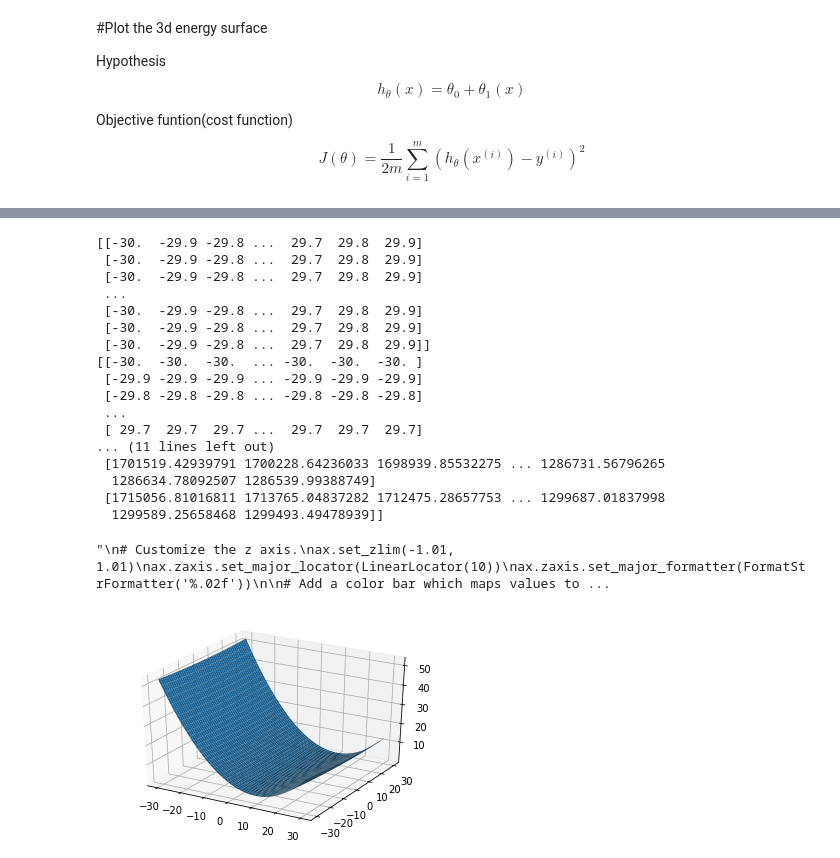
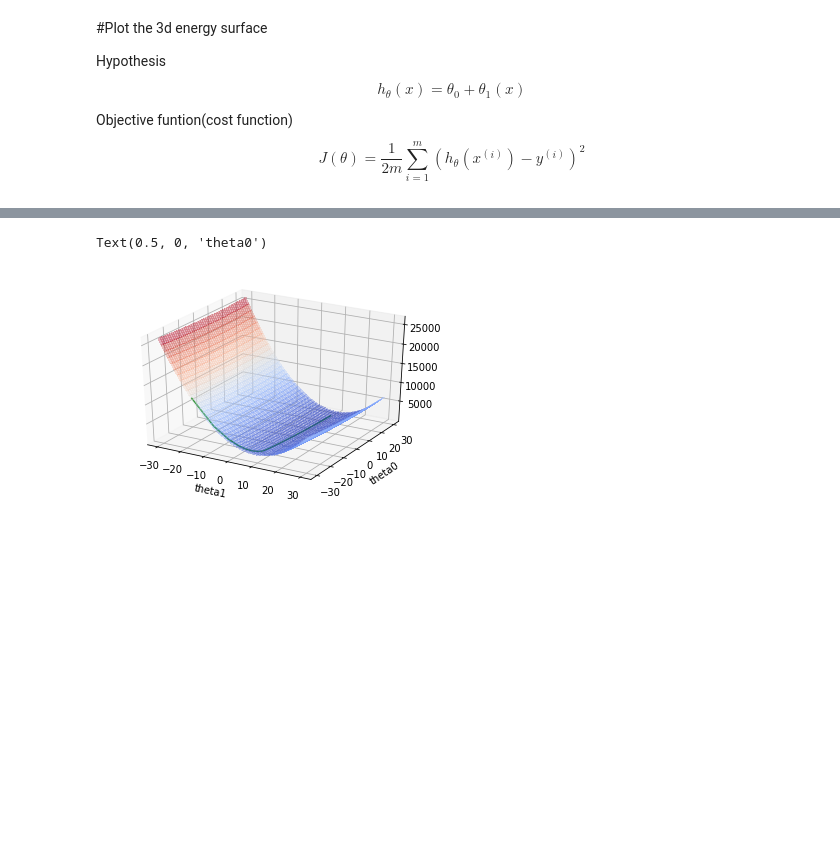
Before and after one commit to pithesun/machine_learning_cl, a Jupyter notebook: gd_surface&path.ipynb, the cells around one changed output, grey strips where cells are left out. Cells and saved outputs as stored; diff of their text form; code cells hidden in the pictures; blank space fills up the shorter version.

Commit message:
plot optimization path

```diff
--- a/gd_surface&path.ipynb
+++ b/gd_surface&path.ipynb
@@ -123,51 +128,25 @@ print(J)
 # %%
 from mpl_toolkits.mplot3d import Axes3D
 import matplotlib.pyplot as plt
 from matplotlib import cm
 from matplotlib.ticker import LinearLocator, FormatStrFormatter
 import numpy as np
 
 fig = plt.figure()
 ax = fig.gca(projection='3d')
 
-# Make data.
-theta0 = np.arange(-30, 30, 0.1)
-theta1 = np.arange(-30, 30, 0.1)
-theta0, theta1 = np.meshgrid(theta0, theta1)
-print(theta0)
-print(theta1)
 
 # Plot the surface.
-surf = ax.plot_surface(theta1, theta0, J*0.00001)
-print(J)
-"""
-# Customize the z axis.
-ax.set_zlim(-1.01, 1.01)
-ax.zaxis.set_major_locator(LinearLocator(10))
-ax.zaxis.set_major_formatter(FormatStrFormatter('%.02f'))
+ax.plot_surface(theta1, theta0, E, cmap=cm.coolwarm,
+                       alpha=0.3, linewidth=0, antialiased=False)
 
-# Add a color bar which maps values to colors.
-fig.colorbar(surf, shrink=0.5, aspect=5)
+## plot 3d-line
+ax.plot(Y, X, Z, label='parametric curve', color = 'green' )
 
-plt.show()
-"""
+
+
+ax.set_xlabel("theta1")
+ax.set_ylabel("theta0")
 # %% [output]
-[[-30.  -29.9 -29.8 ...  29.7  29.8  29.9]
- [-30.  -29.9 -29.8 ...  29.7  29.8  29.9]
- [-30.  -29.9 -29.8 ...  29.7  29.8  29.9]
- ...
- [-30.  -29.9 -29.8 ...  29.7  29.8  29.9]
- [-30.  -29.9 -29.8 ...  29.7  29.8  29.9]
- [-30.  -29.9 -29.8 ...  29.7  29.8  29.9]]
-[[-30.  -30.  -30.  ... -30.  -30.  -30. ]
- [-29.9 -29.9 -29.9 ... -29.9 -29.9 -29.9]
- [-29.8 -29.8 -29.8 ... -29.8 -29.8 -29.8]
- ...
- [ 29.7  29.7  29.7 ...  29.7  29.7  29.7]
-... (11 lines left out)
- [1701519.42939791 1700228.64236033 1698939.85532275 ... 1286731.56796265
-  1286634.78092507 1286539.99388749]
- [1715056.81016811 1713765.04837282 1712475.28657753 ... 1299687.01837998
-  1299589.25658468 1299493.49478939]]
+Text(0.5, 0, 'theta0')
-"\n# Customize the z axis.\nax.set_zlim(-1.01, 1.01)\nax.zaxis.set_major_locator(LinearLocator(10))\nax.zaxis.set_major_formatter(FormatStrFormatter('%.02f'))\n\n# Add a color bar which maps values to ...
-[figure, old version]
+[figure, new version]
```
Also changed, not shown: parts of 8 cells of this notebook.
